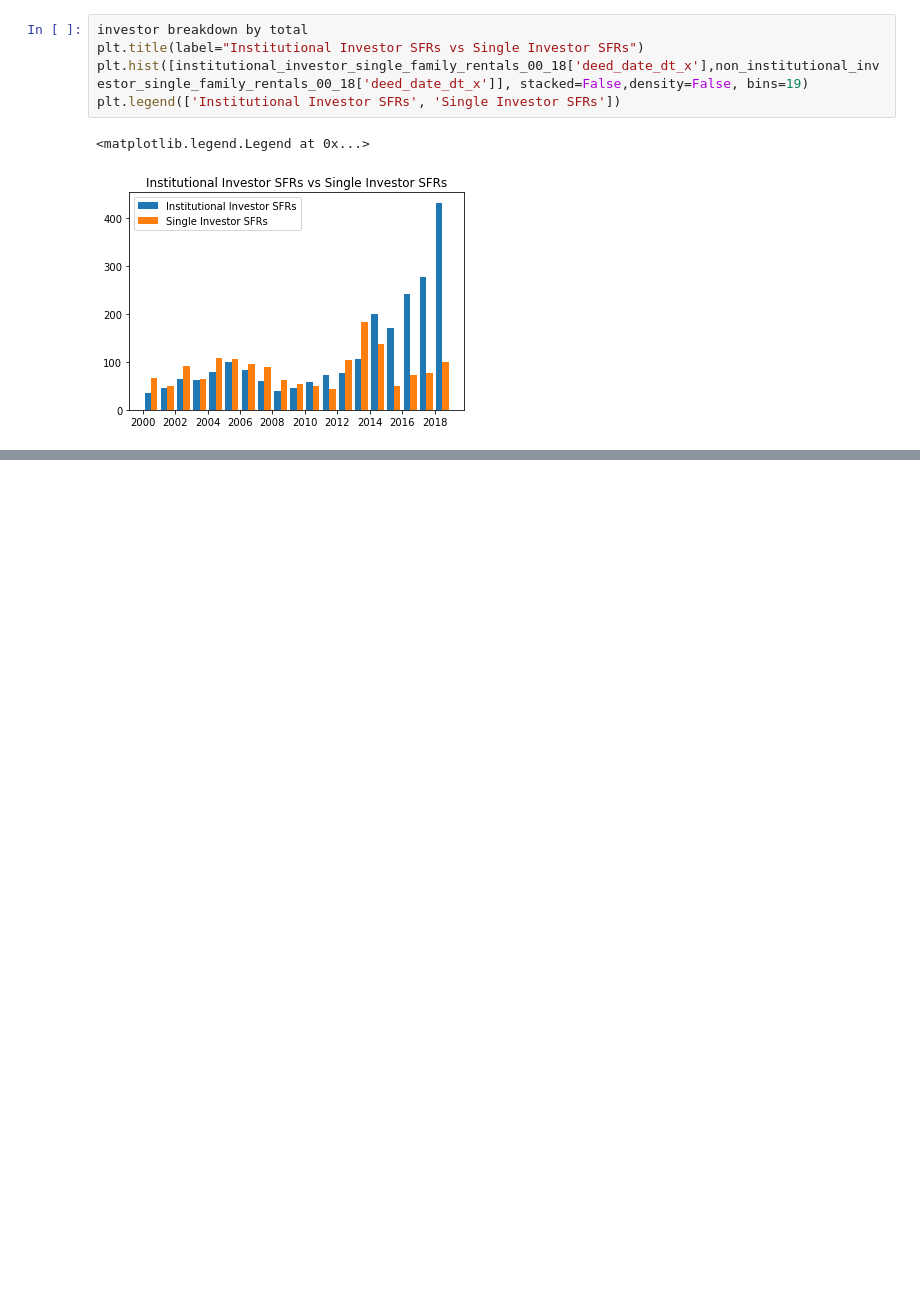
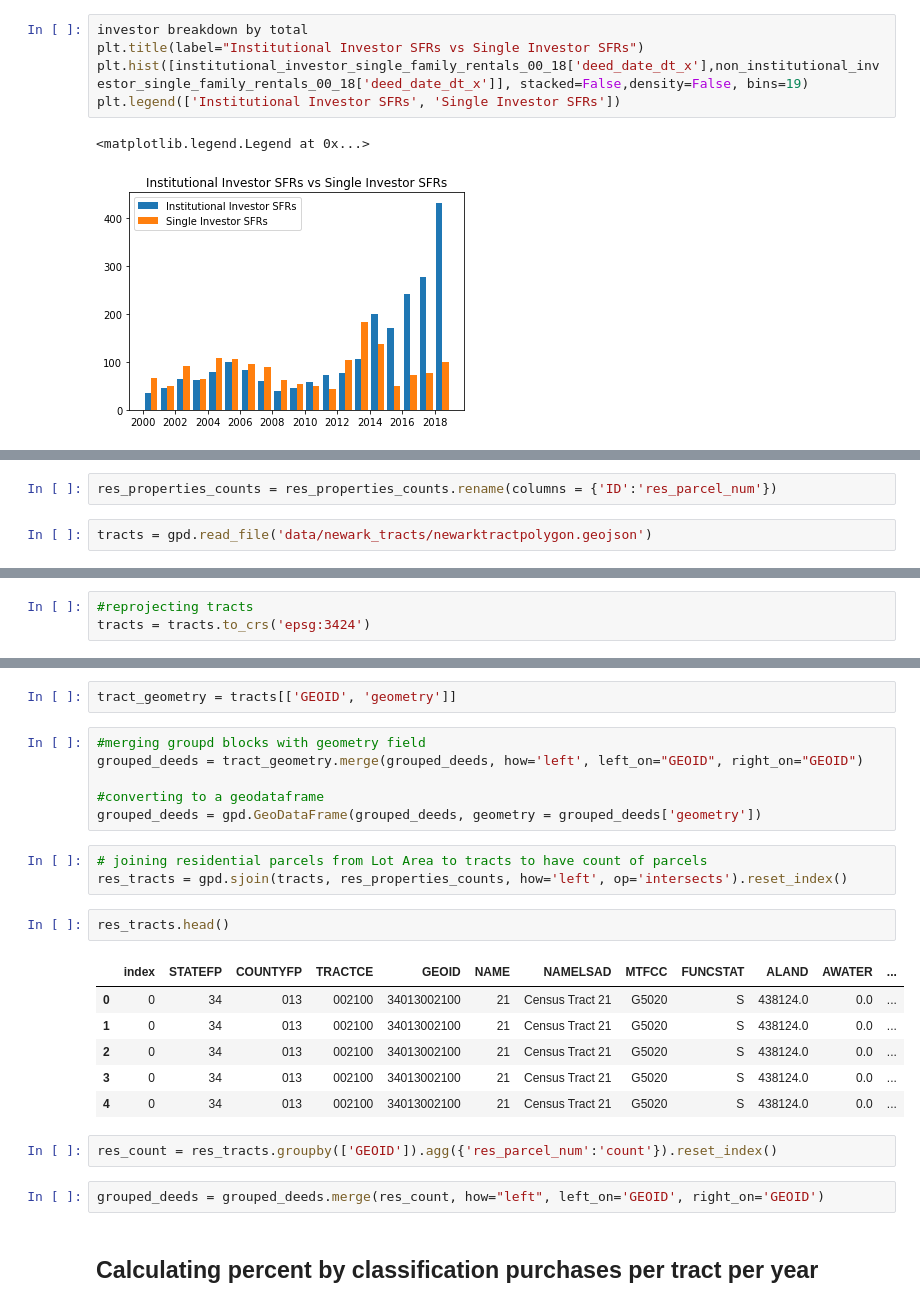
Before and after one commit to CenterForSpatialResearch/investors-NJ, a Jupyter notebook: 04_investor_breakdown.ipynb, the cells around one changed output, grey strips where cells are left out. Cells and saved outputs as stored; diff of their text form; blank space fills up the shorter version.

Commit message:
updates to investor_breakdown and adding census tracts

```diff
--- a/04_investor_breakdown.ipynb
+++ b/04_investor_breakdown.ipynb
@@ -104,0 +149,4 @@ deeds_for_save.to_file('data/rtt_investors_rentals_flips.geojson', driver = 'Geo
+# %%
+res_properties_counts = res_properties_counts.rename(columns = {'ID':'res_parcel_num'})
+# %%
+tracts = gpd.read_file('data/newark_tracts/newarktractpolygon.geojson')
@@ -104,0 +155,3 @@ deeds_for_save.to_file('data/rtt_investors_rentals_flips.geojson', driver = 'Geo
+# %%
+#reprojecting tracts
+tracts = tracts.to_crs('epsg:3424')
@@ -104,0 +187,26 @@ deeds_for_save.to_file('data/rtt_investors_rentals_flips.geojson', driver = 'Geo
+# %%
+tract_geometry = tracts[['GEOID', 'geometry']]
+# %%
+#merging groupd blocks with geometry field
+grouped_deeds = tract_geometry.merge(grouped_deeds, how='left', left_on="GEOID", right_on="GEOID")
+
+#converting to a geodataframe
+grouped_deeds = gpd.GeoDataFrame(grouped_deeds, geometry = grouped_deeds['geometry'])
+# %%
+# joining residential parcels from Lot Area to tracts to have count of parcels
+res_tracts = gpd.sjoin(tracts, res_properties_counts, how='left', op='intersects').reset_index()
+# %%
+res_tracts.head()
+# %% [output]
+|  | index | STATEFP | COUNTYFP | TRACTCE | GEOID | NAME | NAMELSAD | MTFCC | FUNCSTAT | ALAND | AWATER | ... |
+| 0 | 0 | 34 | 013 | 002100 | 34013002100 | 21 | Census Tract 21 | G5020 | S | 438124.0 | 0.0 | ... |
+| 1 | 0 | 34 | 013 | 002100 | 34013002100 | 21 | Census Tract 21 | G5020 | S | 438124.0 | 0.0 | ... |
+| 2 | 0 | 34 | 013 | 002100 | 34013002100 | 21 | Census Tract 21 | G5020 | S | 438124.0 | 0.0 | ... |
+| 3 | 0 | 34 | 013 | 002100 | 34013002100 | 21 | Census Tract 21 | G5020 | S | 438124.0 | 0.0 | ... |
+| 4 | 0 | 34 | 013 | 002100 | 34013002100 | 21 | Census Tract 21 | G5020 | S | 438124.0 | 0.0 | ... |
+# %%
+res_count = res_tracts.groupby(['GEOID']).agg({'res_parcel_num':'count'}).reset_index()
+# %%
+grouped_deeds = grouped_deeds.merge(res_count, how="left", left_on='GEOID', right_on='GEOID')
+# %% [markdown]
+## Calculating percent by classification purchases per tract per year
```
Also changed, not shown: parts of 30 cells of this notebook, 2 other files.
